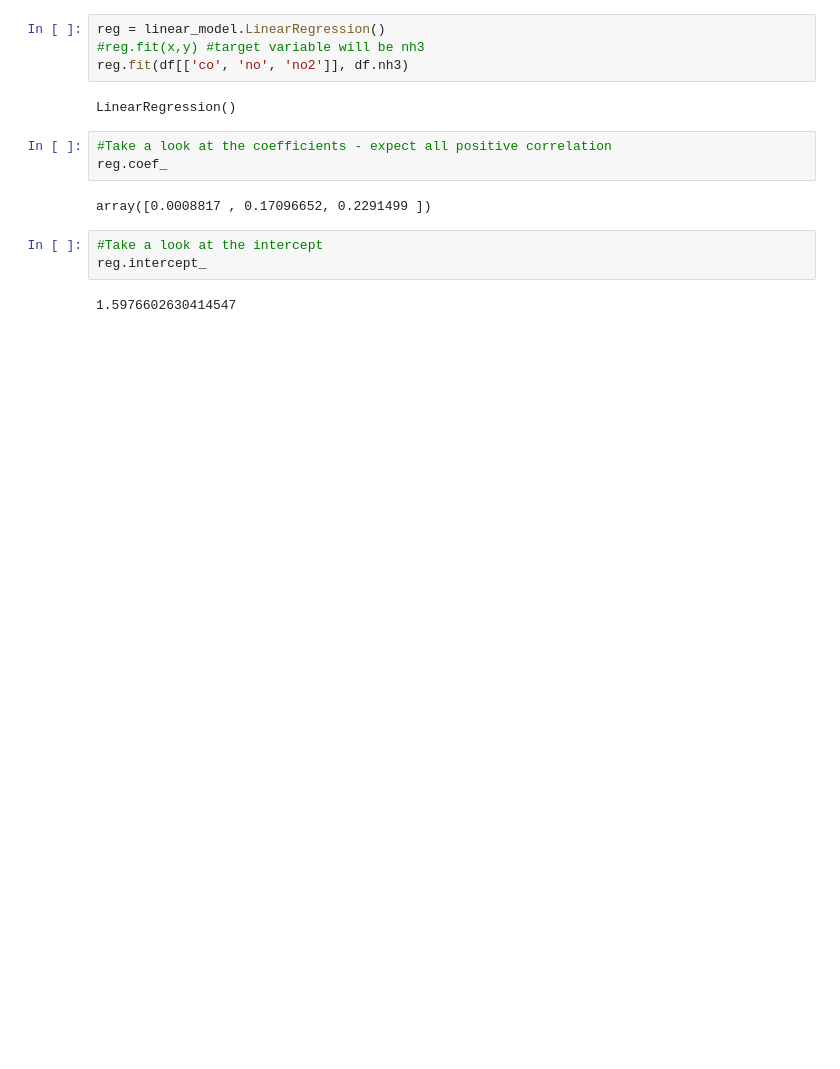
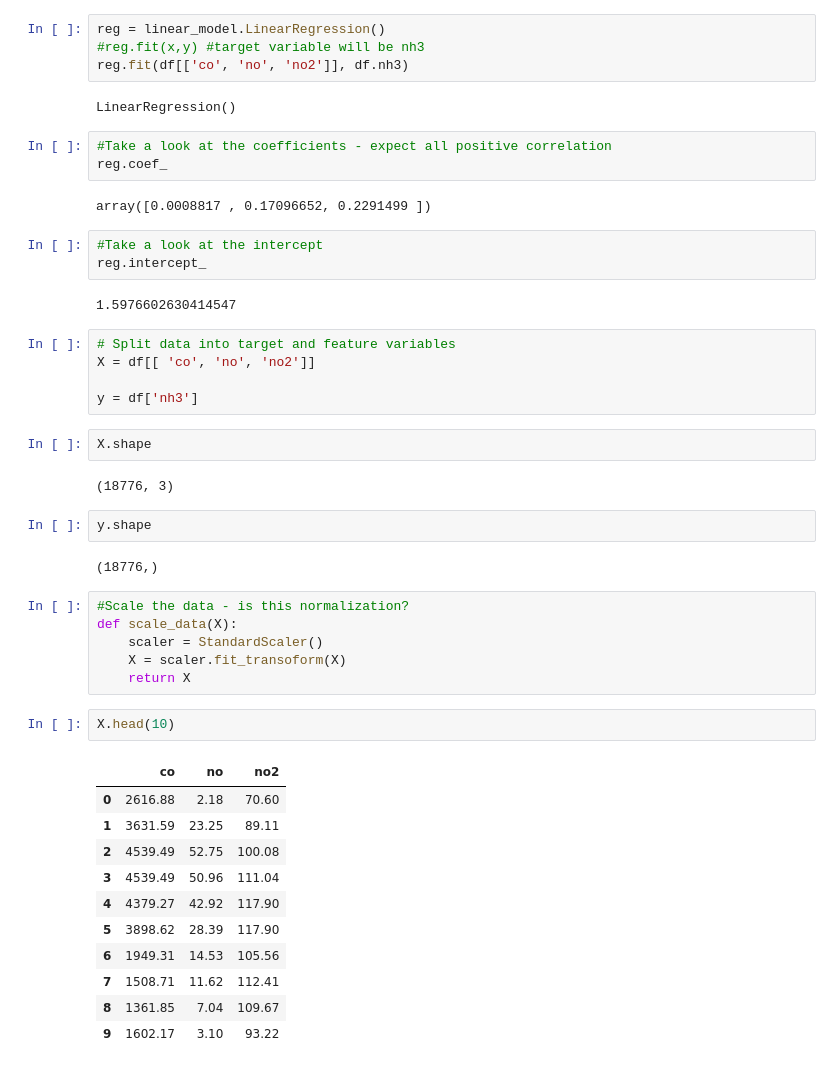
Before and after one commit to jmkenny94/Kaggle-Practice, a Jupyter notebook: delhi_air_linreg.ipynb, the cells around one changed output. Saved outputs shown, nothing was run; the diff lists cells and outputs as text; blank space fills up the shorter version.

```diff
--- a/delhi_air_linreg.ipynb
+++ b/delhi_air_linreg.ipynb
@@ -107,3 +111,36 @@ array([0.0008817 , 0.17096652, 0.2291499 ])
 reg.intercept_
 # %% [output]
 1.5976602630414547
+# %%
+# Split data into target and feature variables
+X = df[[ 'co', 'no', 'no2']]
+
+y = df['nh3']
+# %%
+X.shape
+# %% [output]
+(18776, 3)
+# %%
+y.shape
+# %% [output]
+(18776,)
+# %%
+#Scale the data - is this normalization?
+def scale_data(X):
+    scaler = StandardScaler()
+    X = scaler.fit_transoform(X)
+    return X
+# %%
+X.head(10)
+# %% [output]
+|  | co | no | no2 |
+| 0 | 2616.88 | 2.18 | 70.60 |
+| 1 | 3631.59 | 23.25 | 89.11 |
+| 2 | 4539.49 | 52.75 | 100.08 |
+| 3 | 4539.49 | 50.96 | 111.04 |
+| 4 | 4379.27 | 42.92 | 117.90 |
+| 5 | 3898.62 | 28.39 | 117.90 |
+| 6 | 1949.31 | 14.53 | 105.56 |
+| 7 | 1508.71 | 11.62 | 112.41 |
+| 8 | 1361.85 | 7.04 | 109.67 |
+| 9 | 1602.17 | 3.10 | 93.22 |
```
Also changed, not shown: parts of 8 cells of this notebook.
